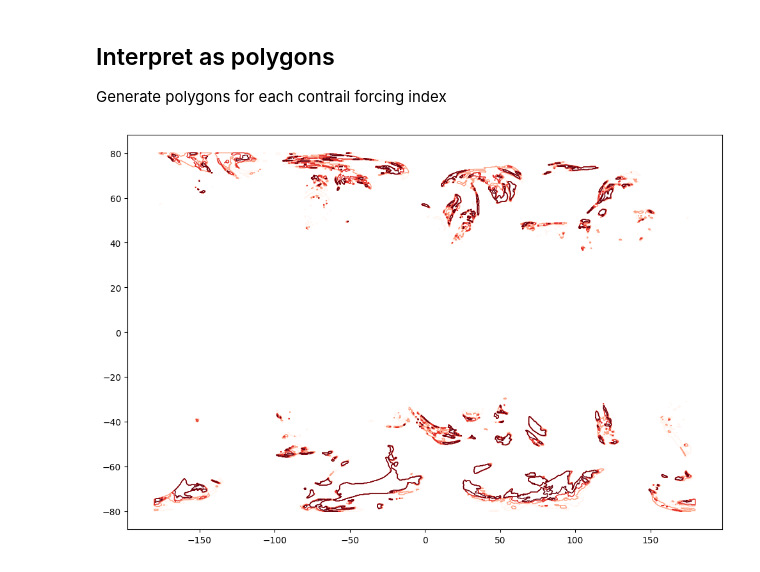
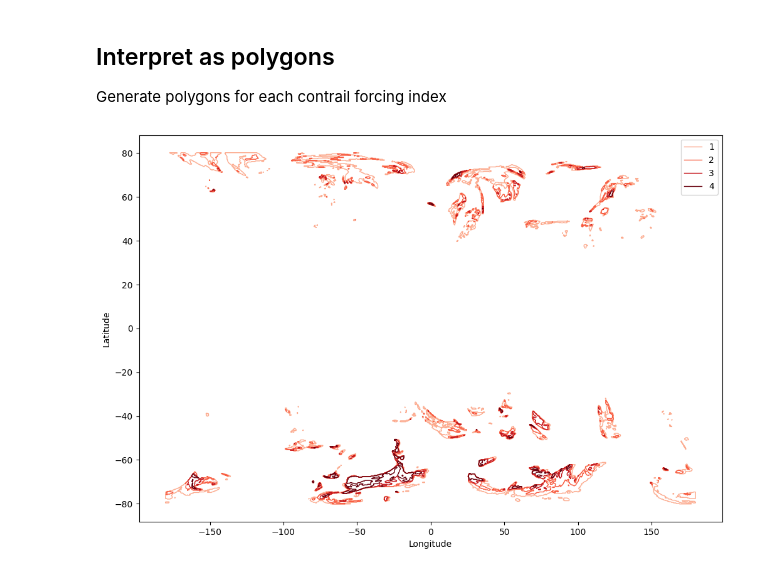
Before and after one commit to contrailcirrus/contrail-forecast, a Jupyter notebook: docs/notebooks/forecast-data.ipynb, the cells around one changed output. Cells and saved outputs as stored; diff of their text form; code cells hidden in the pictures.

```diff
--- a/docs/notebooks/forecast-data.ipynb
+++ b/docs/notebooks/forecast-data.ipynb
@@ -66,34 +66,41 @@ from matplotlib import pyplot as plt
 # Create 2D dataarray from one time and flight level
 da = ds["contrails"].isel(time=0).sel(flight_level=320)
 
 # Thresholds of interest
 thresholds = [1, 2, 3, 4]
 
 # Polygon options
 longitude = da["longitude"].to_numpy()
 latitude = da["latitude"].to_numpy()
 min_area = 0
 epsilon = 0
 
 # Set up figure
 fig, ax = plt.subplots(figsize=(12,8))
 cmap = plt.get_cmap('Reds')
-colors = cmap(np.linspace(0, 1, len(thresholds)))
+colors = cmap(np.linspace(0.3, 1, len(thresholds)))
 
 for (c, th) in zip(colors, thresholds):
 
     # calculate polygons for threshold
     multipolygon = polygon.find_multipolygon(
         da.values.copy(),
         threshold=th,
         min_area=min_area,
         epsilon=epsilon,
         longitude=longitude,
         latitude=latitude,
     )
 
     # plot all polygons
-    for poly in multipolygon.geoms:
-        ax.plot(*poly.exterior.xy, color=c, lw=1)
+    for (i, poly) in enumerate(multipolygon.geoms):
+        if i == 0:
+            ax.plot(*poly.exterior.xy, color=c, lw=1, label=th)
+        else:
+            ax.plot(*poly.exterior.xy, color=c, lw=1)
+
+plt.legend();
+plt.xlabel("Longitude");
+plt.ylabel("Latitude");
 # %% [output]
-[figure, old version]
+[figure, new version]
```
Also changed, not shown: parts of 3 cells of this notebook.
